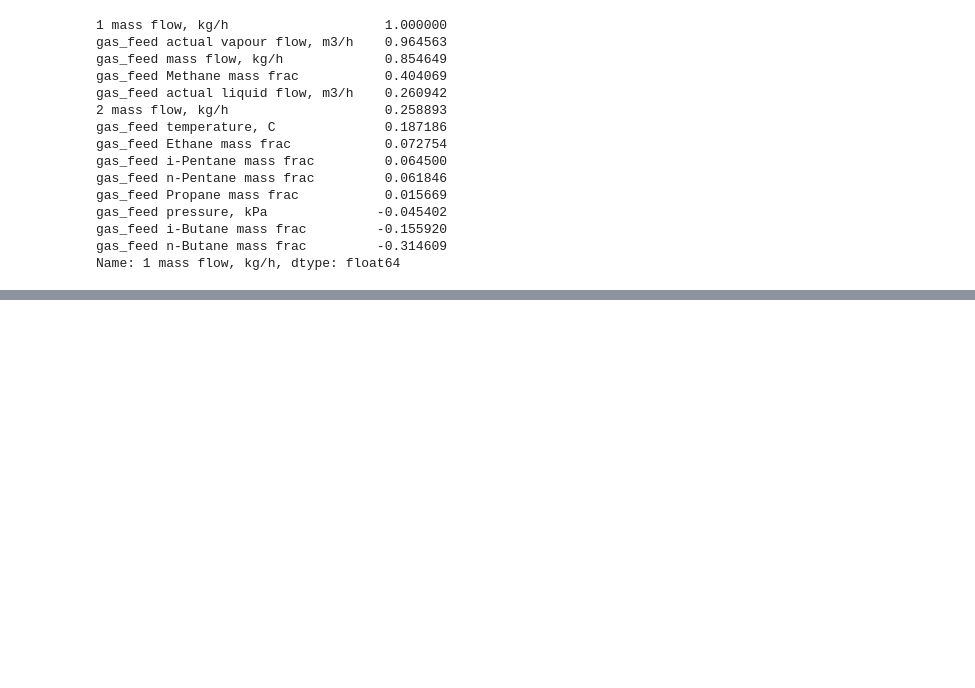
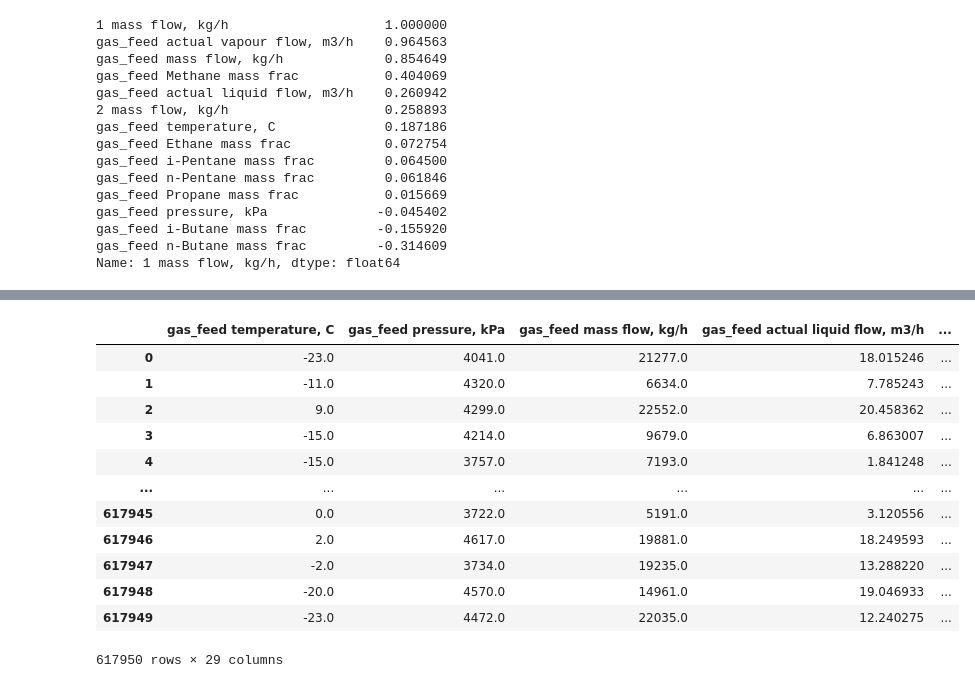
Before and after one commit to Rus-tam/AI_models, a Jupyter notebook: low_temp_dist_17_04.ipynb, the cells around one changed output, grey strips where cells are left out. Saved outputs shown, nothing was run; the diff lists cells and outputs as text; code cells hidden in the pictures; blank space fills up the shorter version.

Commit message:
sep prod mass flow model

```diff
--- a/low_temp_dist_17_04.ipynb
+++ b/low_temp_dist_17_04.ipynb
@@ -326,0 +346,19 @@ test['1 mass flow, kg/h'] + test['2 mass flow, kg/h']
+# %%
+sep_prod_data = data[[
+    'gas_feed temperature, C', 'gas_feed pressure, kPa', 'gas_feed mass flow, kg/h', 'gas_feed actual liquid flow, m3/h',
+    'gas_feed actual vapour flow, m3/h', 'gas_feed Methane mass frac', 'gas_feed Ethane mass frac',
+    'gas_feed Propane mass frac', 'gas_feed i-Butane mass frac', 'gas_feed n-Butane mass frac',
+    'gas_feed i-Pentane mass frac', 'gas_feed n-Pentane mass frac',
+    '1 temperature, C', '1 pressure, kPa', '1 mass flow, kg/h', '1 Methane mass frac', '1 Ethane mass frac',
+    '1 Propane mass frac', '1 i-Butane mass frac', '1 n-Butane mass frac', '1 i-Pentane mass frac',
+    '1 n-Pentane mass frac',
+]]
+# %%
+## Рассчитываем массовые расходы отдельных компонентов
+sep_prod_data.loc[:, 'gas_feed Methane mass flow, kg/h'] = sep_prod_data['gas_feed mass flow, kg/h'] * sep_prod_data['gas_feed Methane mass frac']
+sep_prod_data.loc[:, 'gas_feed Ethane mass flow, kg/h'] = sep_prod_data['gas_feed mass flow, kg/h'] * sep_prod_data['gas_feed Ethane mass frac']
+sep_prod_data.loc[:, 'gas_feed Propane mass flow, kg/h'] = sep_prod_data['gas_feed mass flow, kg/h'] * sep_prod_data['gas_feed Propane mass frac']
+sep_prod_data.loc[:, 'gas_feed i-Butane mass flow, kg/h'] = sep_prod_data['gas_feed mass flow, kg/h'] * sep_prod_data['gas_feed i-Butane mass frac']
+sep_prod_data.loc[:, 'gas_feed n-Butane mass flow, kg/h'] = sep_prod_data['gas_feed mass flow, kg/h'] * sep_prod_data['gas_feed n-Butane mass frac']
+sep_prod_data.loc[:, 'gas_feed i-Pentane mass flow, kg/h'] = sep_prod_data['gas_feed mass flow, kg/h'] * sep_prod_data['gas_feed i-Pentane mass frac']
+sep_prod_data.loc[:, 'gas_feed n-Pentane mass flow, kg/h'] = sep_prod_data['gas_feed mass flow, kg/h'] * sep_prod_data['gas_feed n-Pentane mass frac']
@@ -326,0 +383,16 @@ test['1 mass flow, kg/h'] + test['2 mass flow, kg/h']
+# %%
+sep_prod_data
+# %% [output]
+|  | gas_feed temperature, C | gas_feed pressure, kPa | gas_feed mass flow, kg/h | gas_feed actual liquid flow, m3/h | ... |
+| 0 | -23.0 | 4041.0 | 21277.0 | 18.015246 | ... |
+| 1 | -11.0 | 4320.0 | 6634.0 | 7.785243 | ... |
+| 2 | 9.0 | 4299.0 | 22552.0 | 20.458362 | ... |
+| 3 | -15.0 | 4214.0 | 9679.0 | 6.863007 | ... |
+| 4 | -15.0 | 3757.0 | 7193.0 | 1.841248 | ... |
+| ... | ... | ... | ... | ... | ... |
+| 617945 | 0.0 | 3722.0 | 5191.0 | 3.120556 | ... |
+| 617946 | 2.0 | 4617.0 | 19881.0 | 18.249593 | ... |
+| 617947 | -2.0 | 3734.0 | 19235.0 | 13.288220 | ... |
+| 617948 | -20.0 | 4570.0 | 14961.0 | 19.046933 | ... |
+| 617949 | -23.0 | 4472.0 | 22035.0 | 12.240275 | ... |
+617950 rows × 29 columns
```
Also changed, not shown: parts of 14 cells of this notebook, 2 other files.
